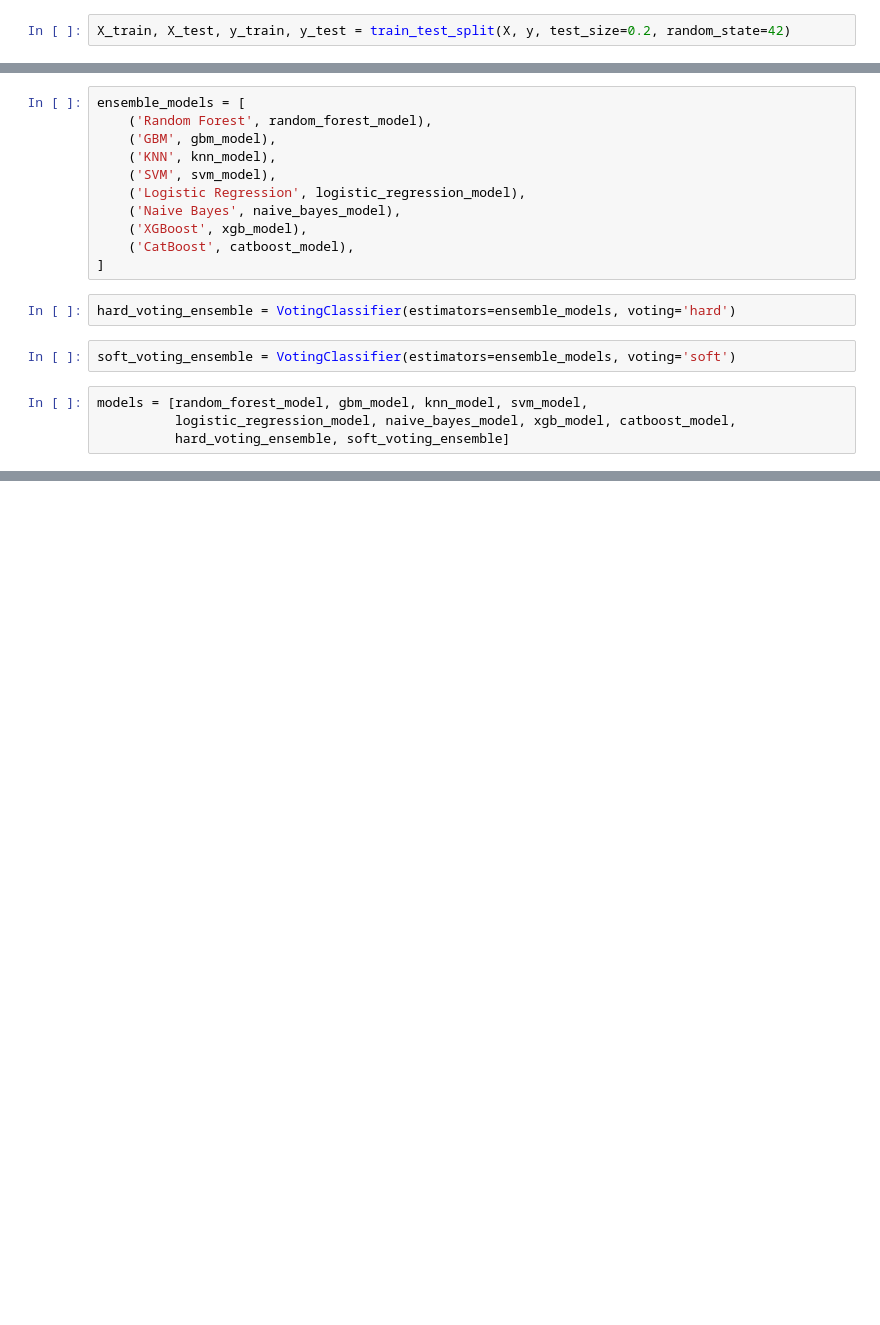
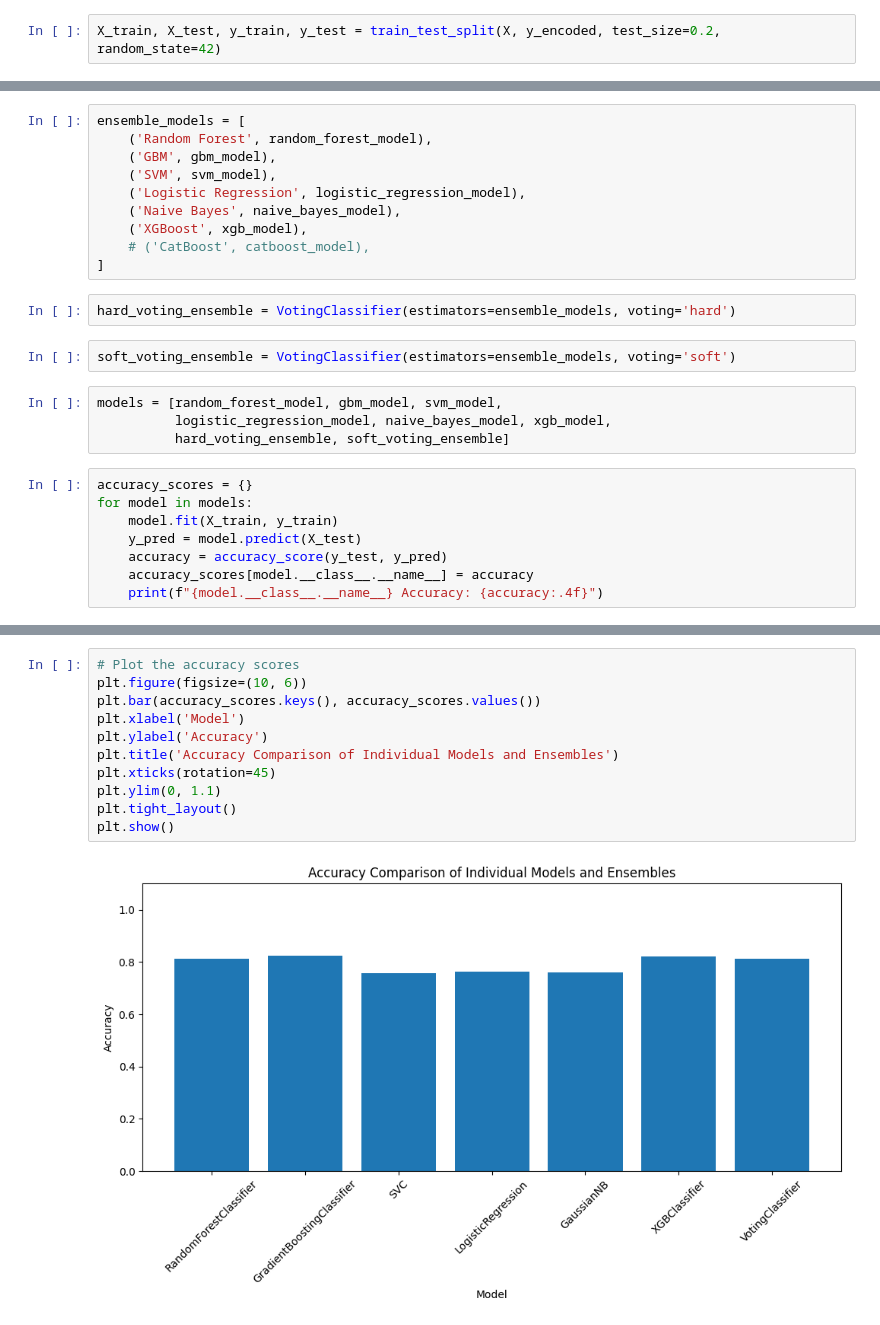
Before and after one commit to MemphiS047/icu-flow-prediction, a Jupyter notebook: script/classification.ipynb, the cells around one changed output, grey strips where cells are left out. Cells and saved outputs as stored; diff of their text form; blank space fills up the shorter version.

```diff
--- a/script/classification.ipynb
+++ b/script/classification.ipynb
@@ -41,5 +120,5 @@ X = df.drop(columns=['icu_level'])
 # %%
-X_train, X_test, y_train, y_test = train_test_split(X, y, test_size=0.2, random_state=42)
+X_train, X_test, y_train, y_test = train_test_split(X, y_encoded, test_size=0.2, random_state=42)
 # %%
 random_forest_model = RandomForestClassifier(random_state=42)
 gbm_model = GradientBoostingClassifier(random_state=42)
@@ -53,18 +131,25 @@ catboost_model = cb.CatBoostClassifier(random_state=42, verbose=0)
 ensemble_models = [
     ('Random Forest', random_forest_model),
     ('GBM', gbm_model),
-    ('KNN', knn_model),
     ('SVM', svm_model),
     ('Logistic Regression', logistic_regression_model),
     ('Naive Bayes', naive_bayes_model),
     ('XGBoost', xgb_model),
-    ('CatBoost', catboost_model),
+    # ('CatBoost', catboost_model),
 ]
 # %%
 hard_voting_ensemble = VotingClassifier(estimators=ensemble_models, voting='hard')
 # %%
 soft_voting_ensemble = VotingClassifier(estimators=ensemble_models, voting='soft')
 # %%
-models = [random_forest_model, gbm_model, knn_model, svm_model,
-          logistic_regression_model, naive_bayes_model, xgb_model, catboost_model,
+models = [random_forest_model, gbm_model, svm_model,
+          logistic_regression_model, naive_bayes_model, xgb_model,
           hard_voting_ensemble, soft_voting_ensemble]
+# %%
+accuracy_scores = {}
+for model in models:
+    model.fit(X_train, y_train)
+    y_pred = model.predict(X_test)
+    accuracy = accuracy_score(y_test, y_pred)
+    accuracy_scores[model.__class__.__name__] = accuracy
+    print(f"{model.__class__.__name__} Accuracy: {accuracy:.4f}")
@@ -70,0 +186,13 @@ models = [random_forest_model, gbm_model, knn_model, svm_model,
+# %%
+# Plot the accuracy scores
+plt.figure(figsize=(10, 6))
+plt.bar(accuracy_scores.keys(), accuracy_scores.values())
+plt.xlabel('Model')
+plt.ylabel('Accuracy')
+plt.title('Accuracy Comparison of Individual Models and Ensembles')
+plt.xticks(rotation=45)
+plt.ylim(0, 1.1)
+plt.tight_layout()
+plt.show()
+# %% [output]
+[figure, added]
```
Also changed, not shown: parts of 15 cells of this notebook, 5 other files.
